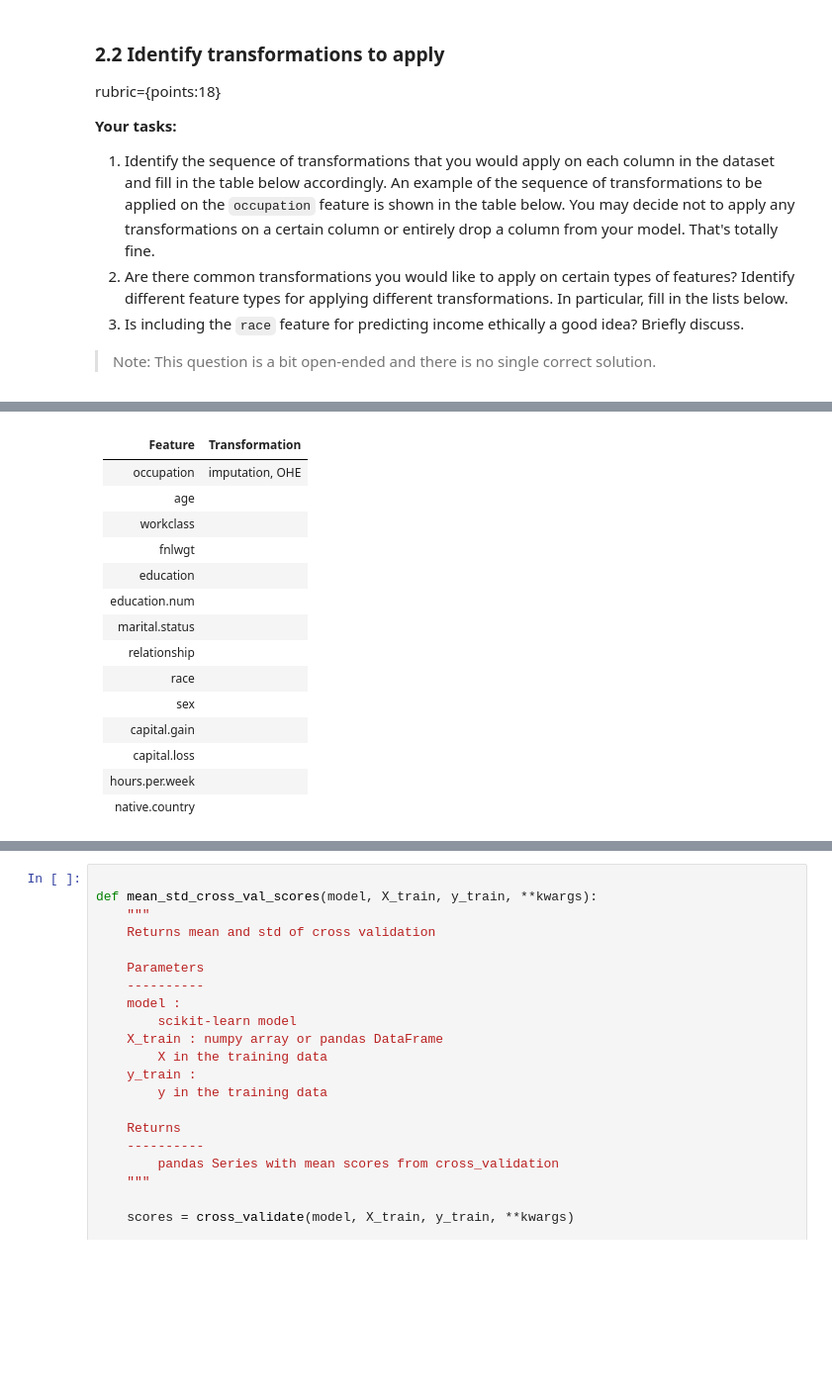
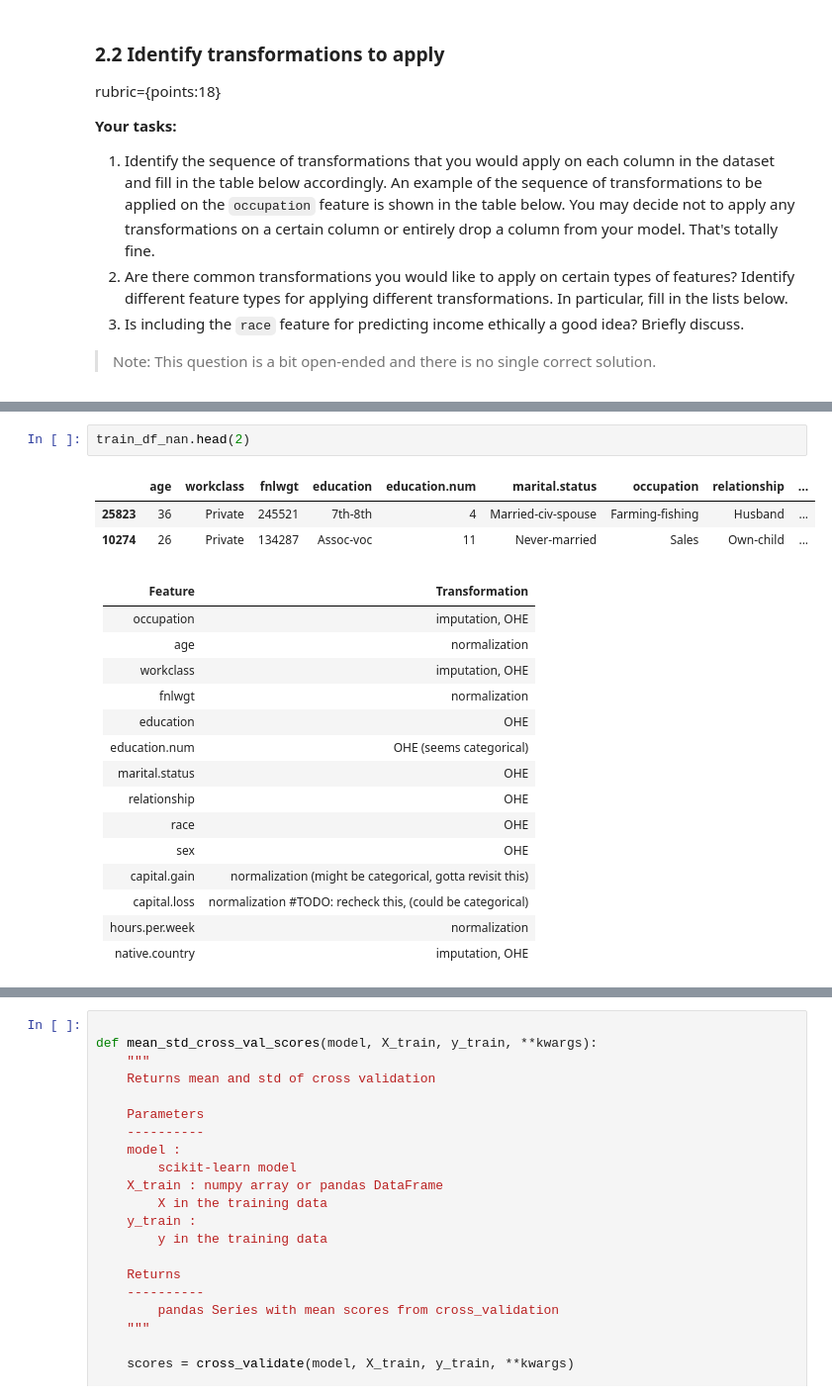
Before and after one commit to Blaise143/CPSC-330-ASSIGNMENTS, a Jupyter notebook: hw3/hw3.ipynb, the cells around one changed output, grey strips where cells are left out. Shown: that part at 99% size. Saved outputs shown, nothing was run; the diff lists cells and outputs as text; blank space fills up the shorter version.

```diff
--- a/hw3/hw3.ipynb
+++ b/hw3/hw3.ipynb
@@ -235,17 +259,23 @@ rubric={points:18}
+# %%
+train_df_nan.head(2)
+# %% [output]
+|  | age | workclass | fnlwgt | education | education.num | marital.status | occupation | relationship | ... |
+| 25823 | 36 | Private | 245521 | 7th-8th | 4 | Married-civ-spouse | Farming-fishing | Husband | ... |
+| 10274 | 26 | Private | 134287 | Assoc-voc | 11 | Never-married | Sales | Own-child | ... |
 # %% [markdown]
 | Feature | Transformation |
 | --- | ----------- |
 | occupation | imputation, OHE |
-| age | |
-| workclass |  |
-| fnlwgt |  |
-| education |  |
-| education.num |  |
-| marital.status |  |
-| relationship |  |
-| race |  |
-| sex |  |
-| capital.gain |  |
-| capital.loss |  |
-| hours.per.week |  |
-| native.country |  |
+| age | normalization |
+| workclass | imputation, OHE  |
+| fnlwgt | normalization |
+| education | OHE |
+| education.num | OHE (seems categorical) |
+| marital.status | OHE |
+| relationship | OHE |
+| race | OHE |
+| sex | OHE |
+| capital.gain | normalization (might be categorical, gotta revisit this)|
+| capital.loss | normalization #TODO: recheck this, (could be categorical) |
+| hours.per.week | normalization |
+| native.country | imputation, OHE |
```
Also changed, not shown: parts of 24 cells of this notebook.
